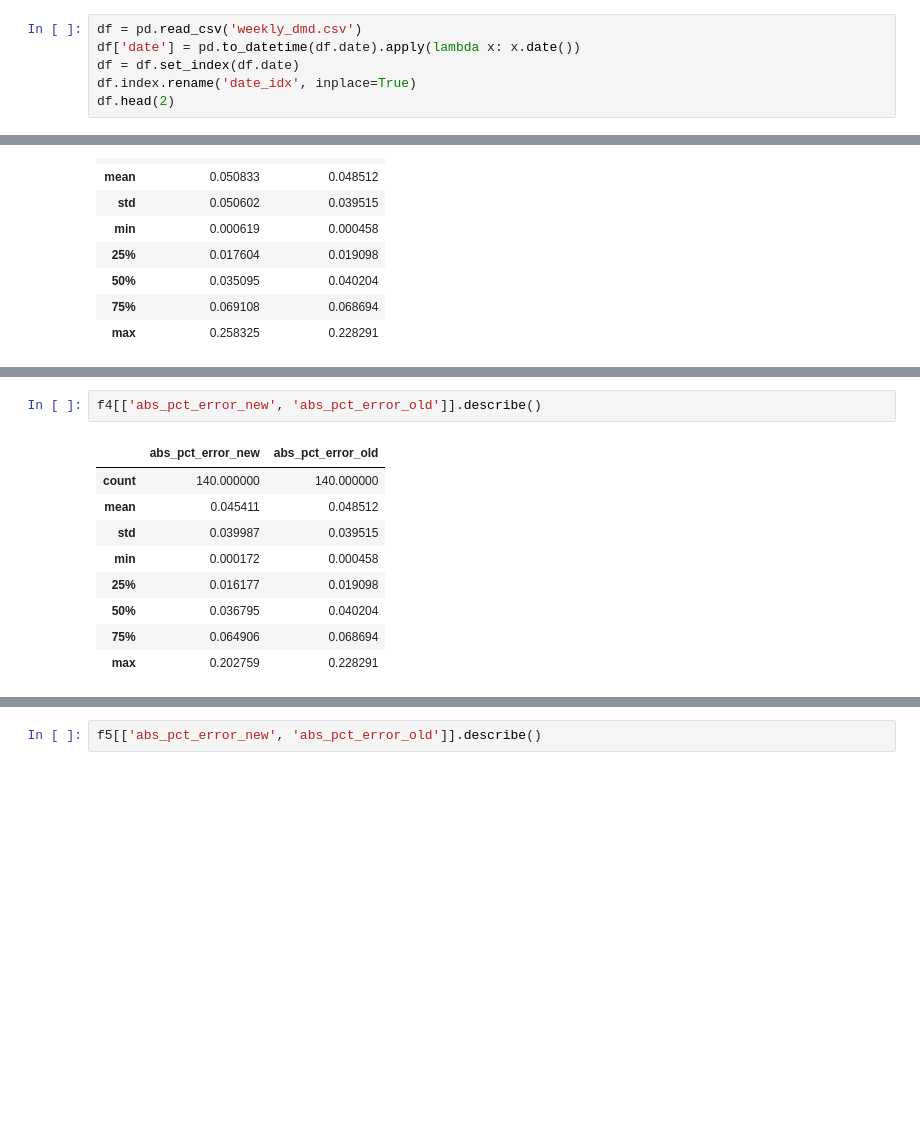
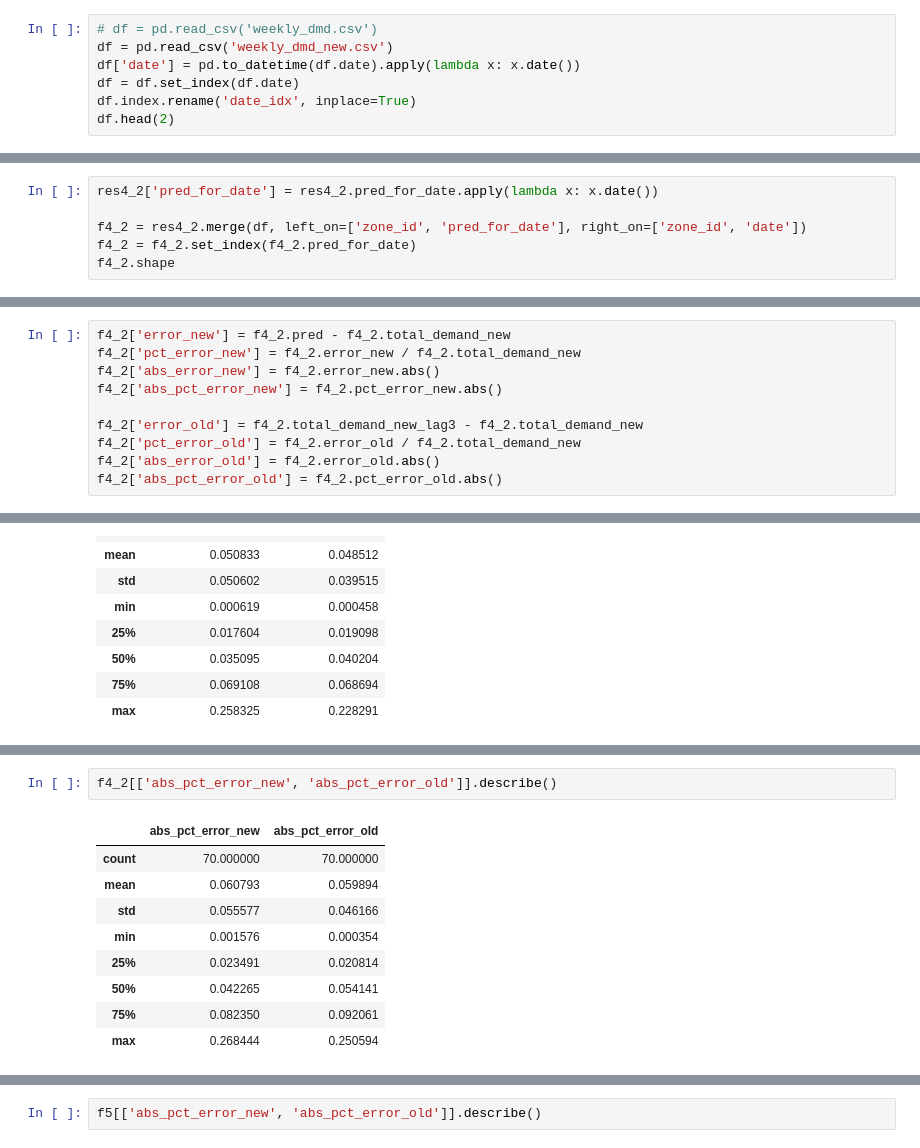
Before and after one commit to soreasy/bayesian_hierarchical_models, a Jupyter notebook: Bayesian Holt-Winters - Backtesting.ipynb, the cells around one changed output, grey strips where cells are left out. Saved outputs shown, nothing was run; the diff lists cells and outputs as text; blank space fills up the shorter version.

```diff
--- a/Bayesian Holt-Winters - Backtesting.ipynb
+++ b/Bayesian Holt-Winters - Backtesting.ipynb
@@ -13,7 +13,8 @@ import matplotlib.pyplot as plt
 import matplotlib.style as style
 style.use('ggplot')
 # %%
-df = pd.read_csv('weekly_dmd.csv')
+# df = pd.read_csv('weekly_dmd.csv')
+df = pd.read_csv('weekly_dmd_new.csv')
 df['date'] = pd.to_datetime(df.date).apply(lambda x: x.date())
 df = df.set_index(df.date)
 df.index.rename('date_idx', inplace=True)
@@ -1302,3 +1461,9 @@ f4 = f4.set_index(f4.pred_for_date)
 f4.shape
 # %% [output]
 (140, 13)
+# %%
+res4_2['pred_for_date'] = res4_2.pred_for_date.apply(lambda x: x.date())
+
+f4_2 = res4_2.merge(df, left_on=['zone_id', 'pred_for_date'], right_on=['zone_id', 'date'])
+f4_2 = f4_2.set_index(f4_2.pred_for_date)
+f4_2.shape
@@ -1374,3 +1565,13 @@ f4['error_old'] = f4.total_demand_new_lag3 - f4.total_demand_new
 f4['pct_error_old'] = f4.error_old / f4.total_demand_new
 f4['abs_error_old'] = f4.error_old.abs()
 f4['abs_pct_error_old'] = f4.pct_error_old.abs()
+# %%
+f4_2['error_new'] = f4_2.pred - f4_2.total_demand_new
+f4_2['pct_error_new'] = f4_2.error_new / f4_2.total_demand_new
+f4_2['abs_error_new'] = f4_2.error_new.abs()
+f4_2['abs_pct_error_new'] = f4_2.pct_error_new.abs()
+
+f4_2['error_old'] = f4_2.total_demand_new_lag3 - f4_2.total_demand_new
+f4_2['pct_error_old'] = f4_2.error_old / f4_2.total_demand_new
+f4_2['abs_error_old'] = f4_2.error_old.abs()
+f4_2['abs_pct_error_old'] = f4_2.pct_error_old.abs()
@@ -1425,12 +1672,12 @@ f3[['abs_pct_error_new', 'abs_pct_error_old']].describe()
 # %%
-f4[['abs_pct_error_new', 'abs_pct_error_old']].describe()
+f4_2[['abs_pct_error_new', 'abs_pct_error_old']].describe()
 # %% [output]
 |  | abs_pct_error_new | abs_pct_error_old |
-| count | 140.000000 | 140.000000 |
-| mean | 0.045411 | 0.048512 |
-| std | 0.039987 | 0.039515 |
-| min | 0.000172 | 0.000458 |
-| 25% | 0.016177 | 0.019098 |
-| 50% | 0.036795 | 0.040204 |
-| 75% | 0.064906 | 0.068694 |
-| max | 0.202759 | 0.228291 |
+| count | 70.000000 | 70.000000 |
+| mean | 0.060793 | 0.059894 |
+| std | 0.055577 | 0.046166 |
+| min | 0.001576 | 0.000354 |
+| 25% | 0.023491 | 0.020814 |
+| 50% | 0.042265 | 0.054141 |
+| 75% | 0.082350 | 0.092061 |
+| max | 0.268444 | 0.250594 |
```
Also changed, not shown: parts of 68 cells of this notebook, 2 other files.
